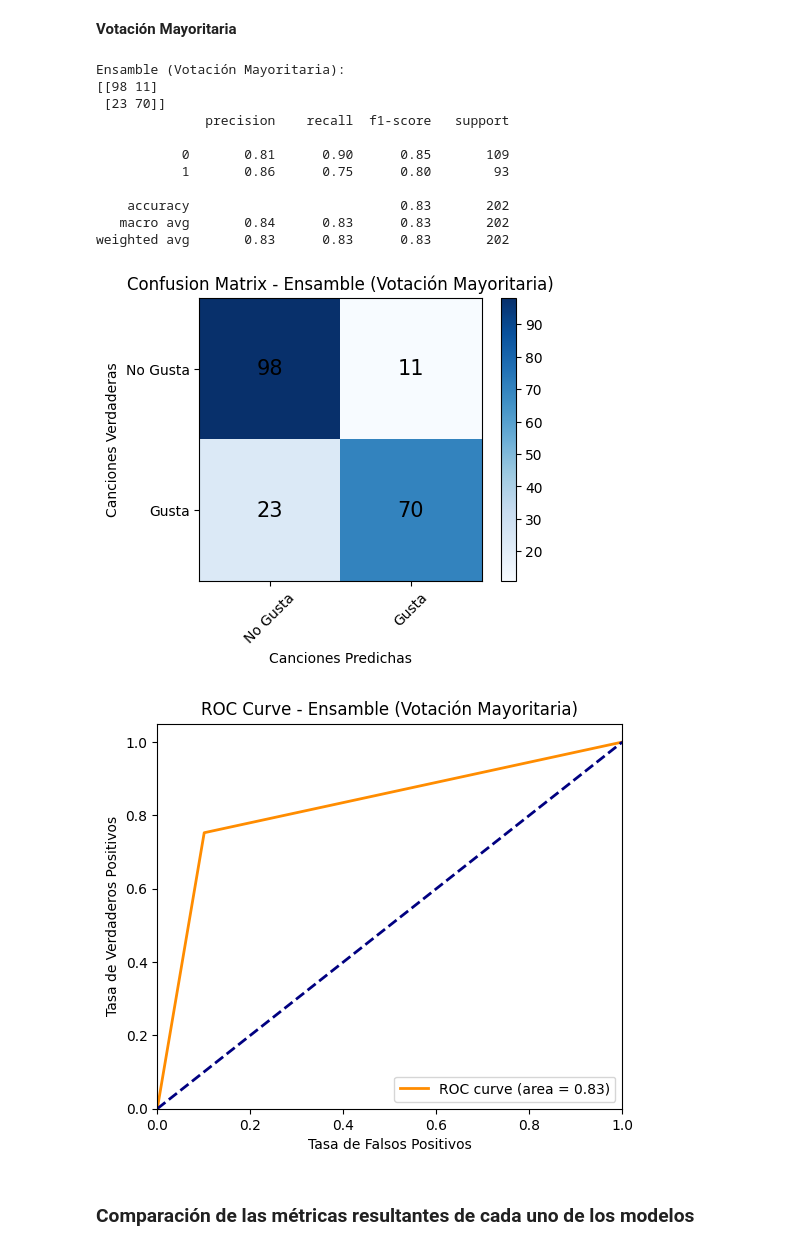
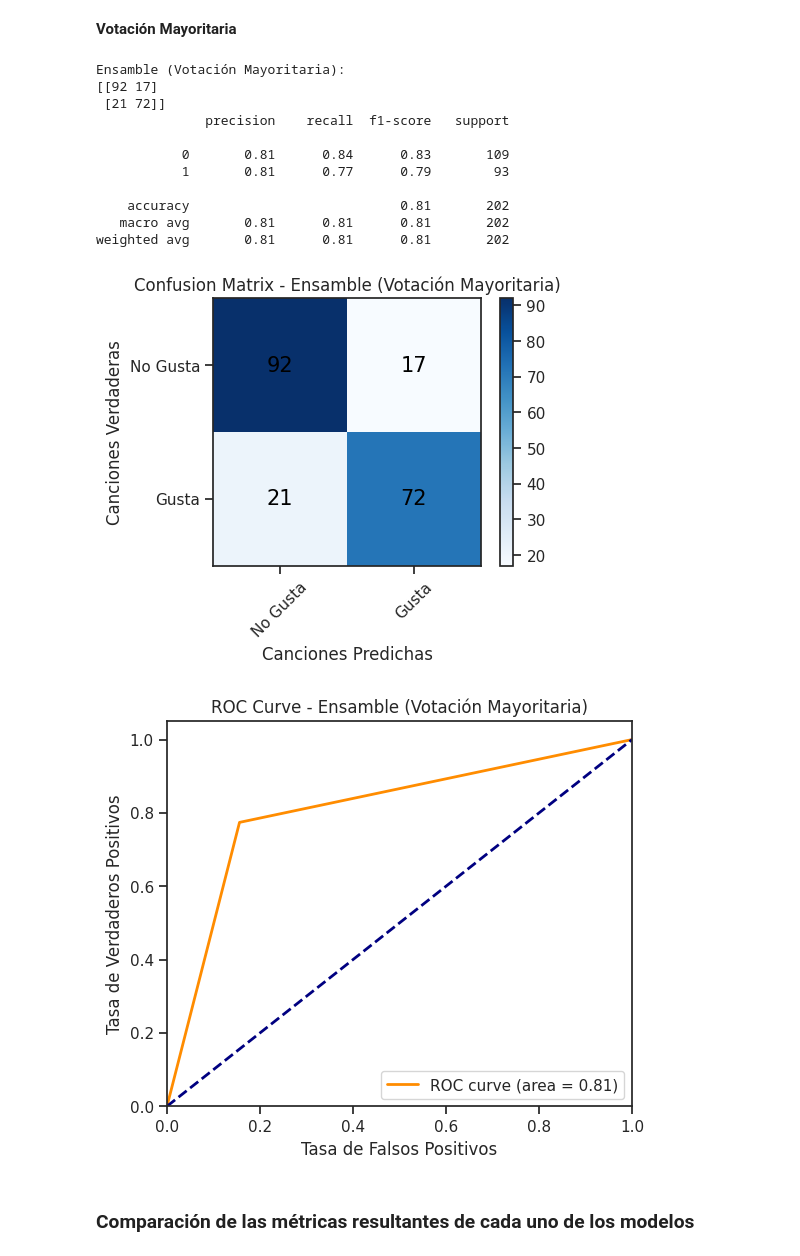
Before and after one commit to norgaston/laboratorio2-mlbd, a Jupyter notebook: Laboratorio_2.ipynb, the cells around one changed output. Drawn from its saved outputs; the diff is of its cells as text; code cells hidden in the pictures.

```diff
--- a/Laboratorio_2.ipynb
+++ b/Laboratorio_2.ipynb
@@ -42,13 +42,28 @@ import seaborn as sns
 # Carga los datos en un DataFrame de Pandas
 ruta = '/content/Canciones_Spotify.csv' # ruta desde donde voy a cargar el dataset
 data = pd.read_csv(ruta, encoding='latin-1')
-print(data)
-data = data.dropna()
+print("\nContenido del dataframe:\n\n",data)
 # Elimino la primera columna (columna 0) utilizando el método drop
 data.drop('Unnamed: 0', axis=1, inplace=True)
-print(data.nunique(axis=0))
-# Elimino filas duplicadas
-# data = data.drop_duplicates()
+# Elimino si hay filas que contienen valores faltantes (NaN)
+if data.isna().sum().any():
+    print("\nHay NaN en los datos.")
+    data = data.dropna()
+else:
+    print("\nNo hay NaN en los datos.")
+print("\nValores únicos en cada columna del dataframe:\n\n", data.nunique(axis=0))
+duplicadas = data[data.duplicated()]
+# Eliminar las filas duplicadas me baja el rendimiento de los modelos
+#cantidad_duplicadas = duplicadas.shape[0]
+#if cantidad_duplicadas > 0:
+#   print(f"\nSe encontraron {cantidad_duplicadas} filas duplicadas.")
+    # Elimina las filas duplicadas
+#    data = data.drop_duplicates()
+#    print("Se eliminaron filas duplicadas.")
+#else:
+#    print("\nNo se encontraron filas duplicadas en el DataFrame.")
 # Restablezco el índex
 # data = data.reset_index(drop=True)
+print("\nInformación del dataframe:\n")
+data.info()
 # %% [output]
@@ -94,0 +87,12 @@ None
+# %%
+# Visualización de la distribución de la variable objetivo con el conteo
+sns.set(style="ticks")
+plt.figure(figsize=(6, 4))
+ax = sns.countplot(x='target', data=data, palette='Set2')
+# Agregar el conteo en el gráfico
+for p in ax.patches:
+    ax.annotate(f'{p.get_height()}', (p.get_x() + p.get_width() / 2., p.get_height()), ha='center', va='bottom')
+plt.xlabel("Target")
+plt.ylabel("Count")
+plt.title("Distribución de la variable objetivo con conteo")
+plt.show()
@@ -464,34 +490,34 @@ weighted avg       0.81      0.81      0.81       202
 **Votación Mayoritaria**
 # %%
 # Ensamble de modelos (Votación mayoritaria)
-#ensemble_model = VotingClassifier(estimators=[('KNN', knn_model), ('SVM', svm_model), ('DecisionTree', decision_tree_model), ('NaiveBayes', naive_bayes_model), ('RandomForest', rf_model)], voting='hard')
-ensemble_model = VotingClassifier(estimators=[('KNN', knn_model), ('SVM', svm_model), ('RandomForest', rf_model)], voting='hard')
+ensemble_model = VotingClassifier(estimators=[('KNN', knn_model), ('SVM', svm_model), ('DecisionTree', decision_tree_model), ('NaiveBayes', naive_bayes_model), ('RandomForest', rf_model)], voting='hard')
+#ensemble_model = VotingClassifier(estimators=[('KNN', knn_model), ('SVM', svm_model), ('RandomForest', rf_model)], voting='hard')
 ensemble_model.fit(X_train, y_train)
 ensemble_predictions = ensemble_model.predict(X_test)
 
 # Evaluar el ensamble
 print("Ensamble (Votación Mayoritaria):")
 print(confusion_matrix(y_test, ensemble_predictions))
 print(classification_report(y_test, ensemble_predictions))
 
 plot_confusion_matrix_with_values(y_test, ensemble_predictions, 'Ensamble (Votación Mayoritaria)')
 plt.show()
 plot_roc_curve(y_test, ensemble_predictions, 'Ensamble (Votación Mayoritaria)')
 plt.show()
 # %% [output]
 Ensamble (Votación Mayoritaria):
-[[98 11]
- [23 70]]
+[[92 17]
+ [21 72]]
               precision    recall  f1-score   support
 
-           0       0.81      0.90      0.85       109
-           1       0.86      0.75      0.80        93
+           0       0.81      0.84      0.83       109
+           1       0.81      0.77      0.79        93
 
-    accuracy                           0.83       202
-   macro avg       0.84      0.83      0.83       202
-weighted avg       0.83      0.83      0.83       202
+    accuracy                           0.81       202
+   macro avg       0.81      0.81      0.81       202
+weighted avg       0.81      0.81      0.81       202
-[figure, old version]
+[figure, new version]
-[figure, old version]
+[figure, new version]
 # %% [markdown]
 ### **Comparación de las métricas resultantes de cada uno de los modelos** ###
 # %%
```
Also changed, not shown: parts of 17 cells of this notebook.
